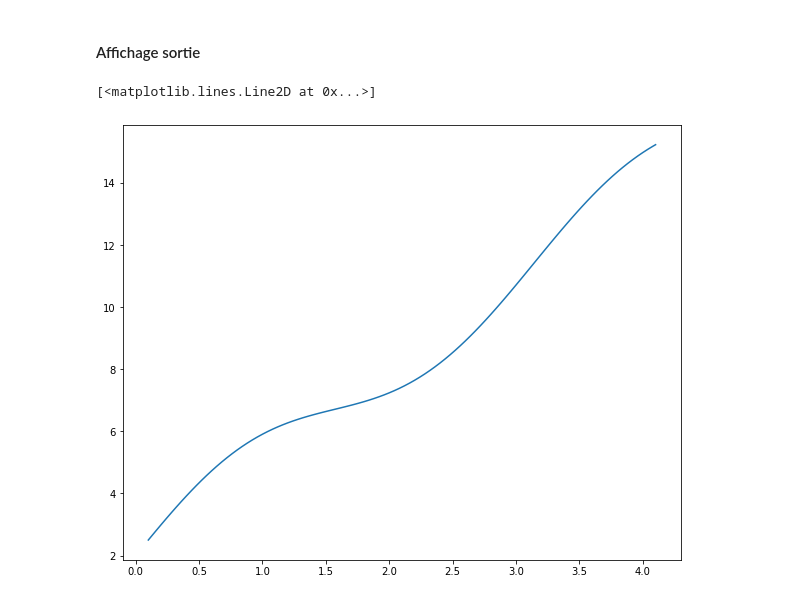
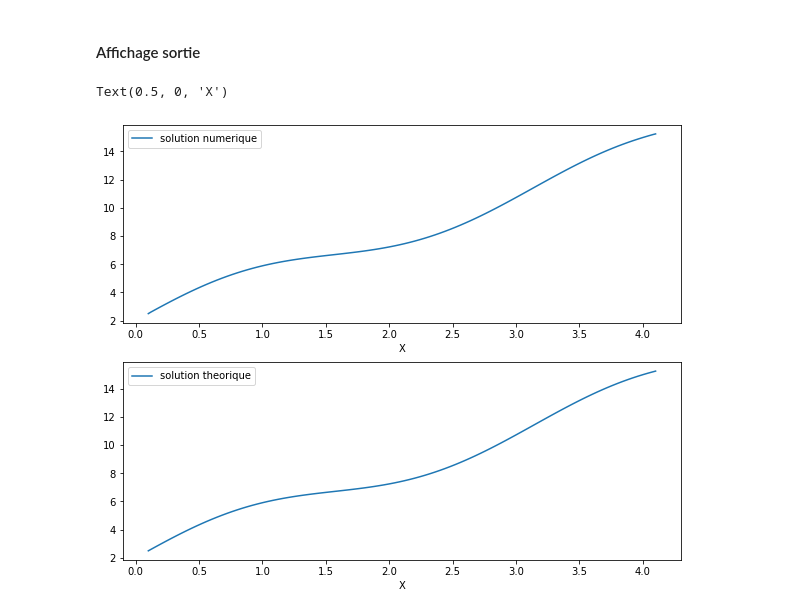
Before and after one commit to KrValentin/advection_diffusion, a Jupyter notebook: trash/test2.ipynb, the cells around one changed output. Cells and saved outputs as stored; diff of their text form; code cells hidden in the pictures.

Commit message:
affichage dirichlet ok

```diff
--- a/trash/test2.ipynb
+++ b/trash/test2.ipynb
@@ -159,23 +159,23 @@ class advec_diff:
         nu2h = 2*nu/h
         nu4h = 4*nu/h
 
-        if self.cond_right == 'Dirichlet' :
+        if self.cond_left == 'Dirichlet' :
             a_11 = eta *h  + ((nu2h-bm)**2)/(nu4h + bp-bm) +  nu2h+bp
             a_12 = - ((nu2h-bm)**2)/(nu4h+bp-bm)
-            sm_1 = h*self.params.f(self.mesh.D[0,1])+ (nu2h+bp)*self.value_right
+            sm_1 = h*self.params.f(self.mesh.D[1,1])+ (nu2h+bp)*self.value_left
         else :
-            a_11 = eta*h + ((nu2h - bm)**2)/(nu4h+bp-bm) + ((nu2h + bp)*(self.params.alpha_right+bp))/(nu2h + bp + self.params.alpha_right)
+            a_11 = eta*h + ((nu2h - bm)**2)/(nu4h+bp-bm) + ((nu2h + bp)*(self.params.alpha_left+bp))/(nu2h + bp + self.params.alpha_left)
             a_12 = ((nu2h - bm)**2)/(nu4h+bp-bm)
-            sm_1 = h*self.params.f(self.mesh.D[0,1]) + (nu2h + bp)/(nu2h + bp + self.params.alpha_right) * self.value_right
+            sm_1 = h*self.params.f(self.mesh.D[1,1]) + (nu2h + bp)/(nu2h + bp + self.params.alpha_left) * self.value_left
 
-        if self.cond_left == 'Dirichlet':
+        if self.cond_right == 'Dirichlet':
             a_nn = eta*h + ((nu2h + bp)**2)/(nu4h+bp-bm) + nu2h-bm
-            a_nnm = - ((nu2h-bm)**2)/(nu4h)
-            sm_n = h*self.params.f(self.mesh.D[-1,0]) + (nu2h- bm)*self.value_left
+            a_nnm = - ((nu2h+bp)**2)/(nu4h+bp-bm)
+            sm_n = h*self.params.f(self.mesh.D[-2,0]) + (nu2h- bm)*self.value_right
         else :
-            a_nn = eta*h + ((nu2h + bp)**2)/(nu4h+bp-bm) + (nu2h-bm)*(self.params.alpha_left - bm)/(nu2h-bm + self.params.alpha_left)
-            a_nnm = - ((nu2h+bp)**2)/(nu4h)
-            sm_n = h*self.params.f(self.mesh.D[-1,0]) + (nu2h -bm)/(nu2h - bm + self.params.alpha_left) * self.value_left
+            a_nn = eta*h + ((nu2h + bp)**2)/(nu4h+bp-bm) + (nu2h-bm)*(self.params.alpha_right - bm)/(nu2h-bm + self.params.alpha_right)
+            a_nnm = - ((nu2h+bp)**2)/(nu4h+bp-bm)
+            sm_n = h*self.params.f(self.mesh.D[-2,0]) + (nu2h -bm)/(nu2h - bm + self.params.alpha_right) * self.value_right
 
 
         a_jjm = - ((nu2h+ bp)**2) / (nu4h + bp-bm)
@@ -195,7 +195,7 @@ class advec_diff:
         # print(f'n_intervals = {n},taille de S = {n+1},  taille de D = {np.size(self.mesh.D[1:, 0])}')
 
         SM = np.empty((n), dtype=np.double)
-        SM[1:-1] = self.params.f(self.mesh.D[2:-1, 0])
+        SM[1:-1] = h*self.params.f(self.mesh.D[2:-1, 0])
         SM[0]= sm_1
         SM[-1]= sm_n
 
@@ -318,16 +318,18 @@ u_theo = u_theo_obj.u                       # fonction u_theorique, n'est PAS un
 mesh = mesh1D(x_a, x_b, N_intervals)
 param  = param_phy(eta, nu, b,f)
 
+
 value_left = u_theo(x_a)
 value_right = u_theo(x_b)
 
-pb = advec_diff(mesh, params= param,value_left=value_left, value_right=value_right )
+pb = advec_diff(mesh, params= param,value_left=value_left, value_right=value_right, cond_right= cond_right, cond_left= cond_left)
+pb.verif_input()
 u_intern = pb.solve()
 
 U= np.empty(N_intervals+2)
 U[0]= value_left
 U[1:-1]= u_intern
-U[-1]= value_left
+U[-1]= value_right
 
 X = np.empty(N_intervals+2)
 X[:-1] = mesh.D[:,0]
@@ -336,9 +338,13 @@ X[-1] = mesh.D[-1,1]
 #### Affichage sortie
 # %%
 import matplotlib.pyplot as plt
-fig, ax = plt.subplots(figsize= (10,8))
-#plt.plot(X,U)
-plt.plot(X,u_theo(X))
+fig, axs = plt.subplots(2, figsize= (10,8))
+axs[0].plot(X,U, label = 'solution numerique')
+axs[1].plot(X,u_theo(X), label = 'solution theorique')
+axs[0].legend()
+axs[1].legend()
+axs[0].set_xlabel('X')
+axs[1].set_xlabel('X')
 # %% [output]
-[<matplotlib.lines.Line2D at 0x...>]
+Text(0.5, 0, 'X')
-[figure, old version]
+[figure, new version]
```
Also changed, not shown: parts of 2 cells of this notebook.
